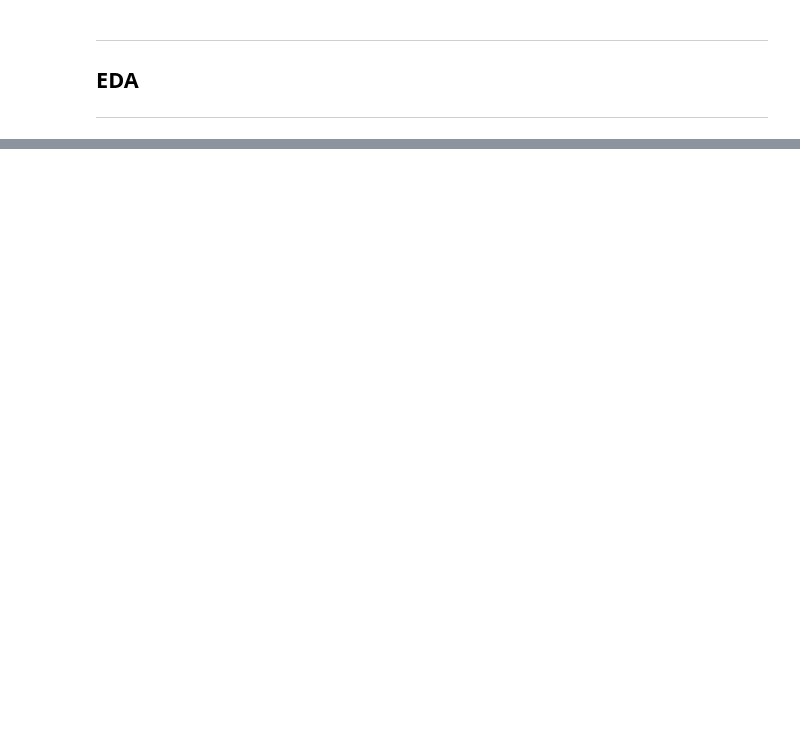
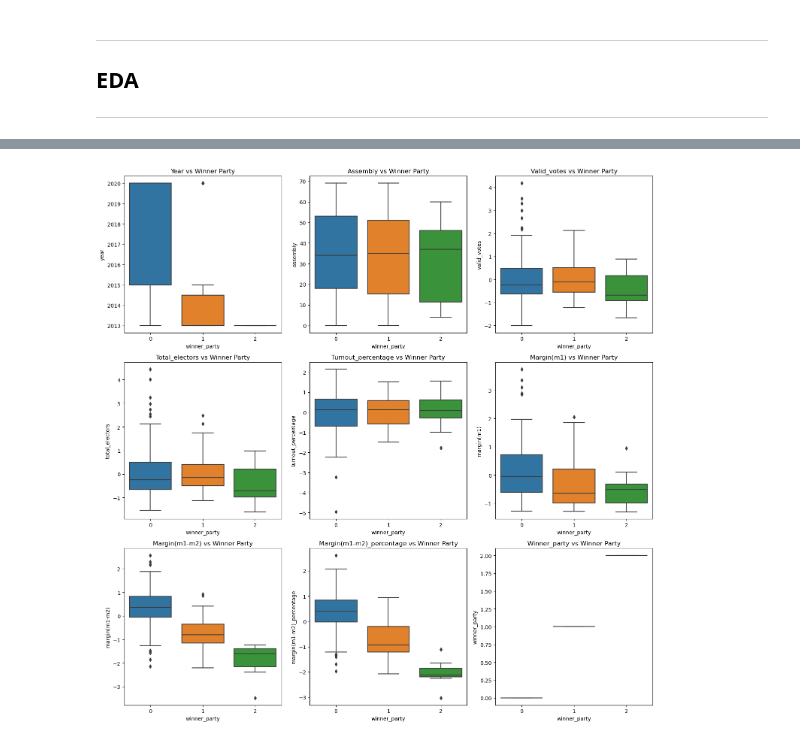
Before and after one commit to SaibalPatraDS/Delhi-Election-Trend-Analysis, a Jupyter notebook: Delhi_Election_Trend_Analysis.ipynb, the cells around one changed output, grey strips where cells are left out. Saved outputs shown, nothing was run; the diff lists cells and outputs as text; code cells hidden in the pictures; blank space fills up the shorter version.

```diff
--- a/Delhi_Election_Trend_Analysis.ipynb
+++ b/Delhi_Election_Trend_Analysis.ipynb
@@ -148,0 +394,8 @@ Name: year, dtype: int64
+# %%
+## considering only important features
+delhi_elec_df = delhi_election_df[['year', 'assembly', 'valid_votes', 'total_electors', 'turnout_percentage', 'margin(m1)', 'margin(m1-m2)', 'margin(m1-m2)_percentage', 'winner_party']]
+
+## change dtypes
+
+## checking the data
+delhi_elec_df.info()
@@ -148,0 +463,15 @@ Name: year, dtype: int64
+# %%
+## Encoding Categorical Variables (assembly and winner_party)
+
+from sklearn.preprocessing import LabelEncoder
+
+# Separate LabelEncoders for each column
+assembly_encoder = LabelEncoder()
+winner_party_encoder = LabelEncoder()
+
+# Fit the encoders and encode the columns
+delhi_elec_df['assembly'] = assembly_encoder.fit_transform(delhi_elec_df['assembly'])
+delhi_elec_df['winner_party'] = winner_party_encoder.fit_transform(delhi_elec_df['winner_party'])
+
+# Display the encoded data
+delhi_elec_df.sample(5)
@@ -148,0 +485,23 @@ Name: year, dtype: int64
+# %%
+## Relationship between Features and Target, winner_party
+
+numerical_cols = delhi_elec_df.select_dtypes(include=['int', 'float64']).columns
+
+# Calculate the number of rows and columns needed for the subplots
+num_plots = len(numerical_cols)
+num_rows = (num_plots // 3) + (num_plots % 3 > 0)  # Rounding up if there are leftover columns
+num_cols = min(3, num_plots)  # Maximum 3 columns per row
+
+# Plotting the relationship between features and target variable
+plt.figure(figsize=(15, num_rows * 5))
+
+for i, col in enumerate(numerical_cols, 1):
+    plt.subplot(num_rows, num_cols, i)
+    sns.boxplot(x='winner_party', y=col, data=delhi_elec_df)
+    plt.title(f'{col.capitalize()} vs Winner Party')
+
+# Display the plot
+plt.tight_layout()
+plt.show()
+# %% [output]
+[figure, added]
```
Also changed, not shown: parts of 43 cells of this notebook, 5 other files.
